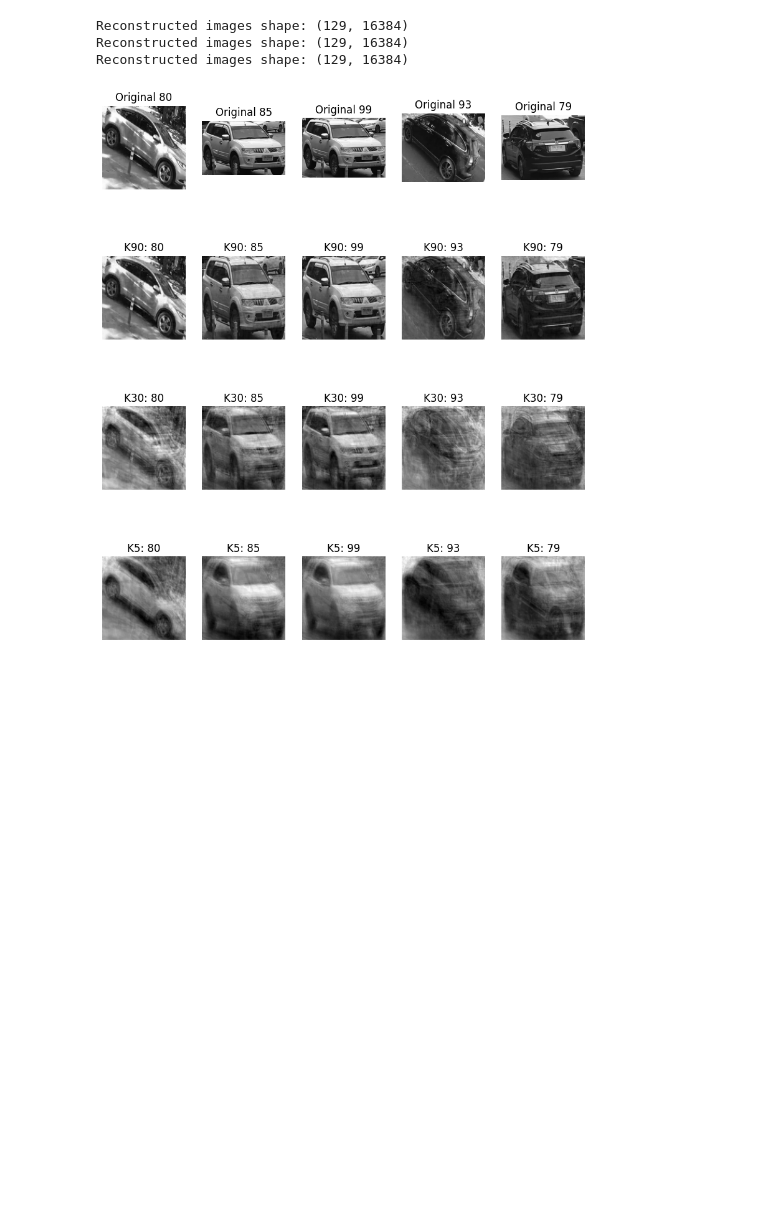
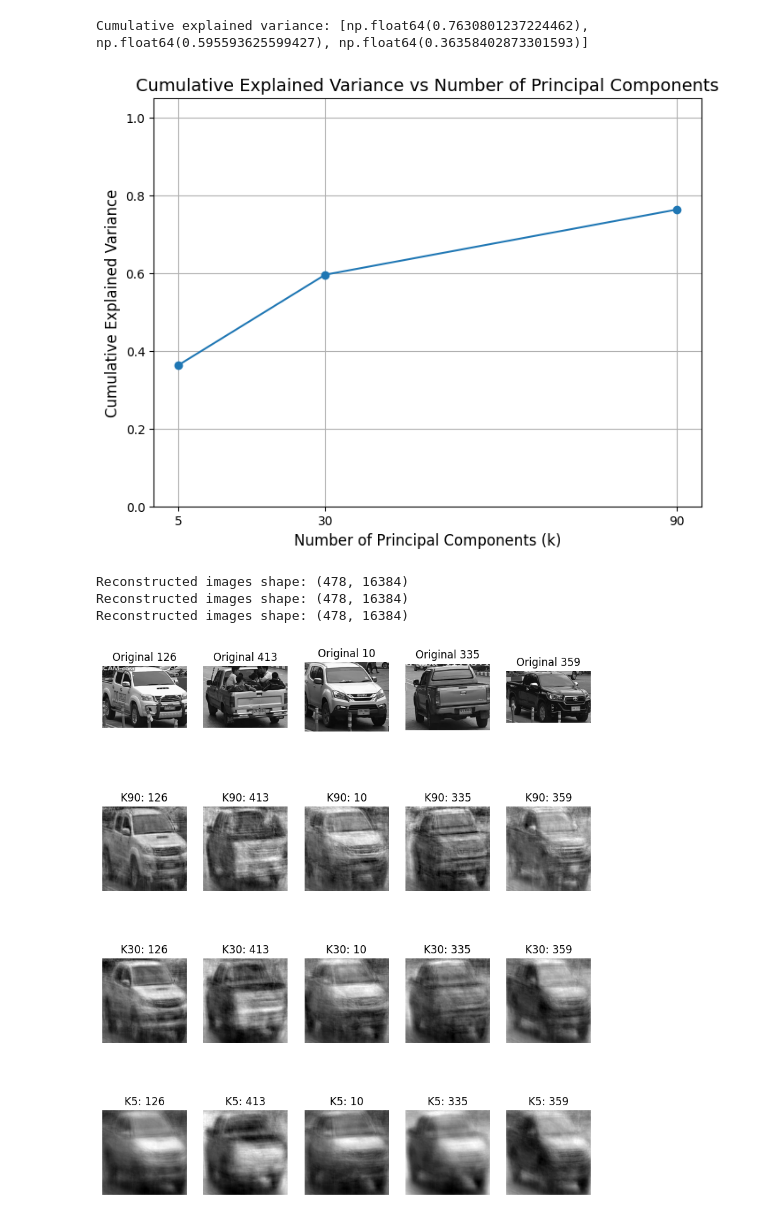
Before and after one commit to progdaddy/IT3212, a Jupyter notebook: notebook/Assignment_2/pca.ipynb, the cells around one changed output. Drawn from its saved outputs; the diff is of its cells as text; code cells hidden in the pictures; blank space fills up the shorter version.

```diff
--- a/notebook/Assignment_2/pca.ipynb
+++ b/notebook/Assignment_2/pca.ipynb
@@ -51,7 +53,8 @@ from sklearn.decomposition import PCA
 def pca_sklearn(images_matrix, k):
     pca = PCA(n_components=k)
     reduced_data = pca.fit_transform(images_matrix)
-    return reduced_data, pca.components_, pca.mean_
+    explained_variance_ratio = pca.explained_variance_ratio_
+    return reduced_data, pca.components_, pca.mean_, explained_variance_ratio
 # %%
 image_paths = select_random_image()
 images_matrix, original_shape = images_to_matrix(image_paths, target_size=(128, 128))
@@ -61,15 +65,37 @@ Original image shape: (551, 395)
-# %%
-amt_ks = 3
-random_ks = [5, 30, 90]
-random_ks.sort(reverse=True)
-reduced_data_list = []
-principal_components_list = []
-mean_image_list = []
-for k in random_ks:
-    reduced_data, principal_components, mean_image = pca_sklearn(images_matrix, k)
-    reduced_data_list.append(reduced_data)
-    principal_components_list.append(principal_components)
-    mean_image_list.append(mean_image)
+# %%
+import matplotlib.pyplot as plt
+
+amt_ks = 3
+random_ks = [5, 30, 90]
+random_ks.sort(reverse=True)
+reduced_data_list = []
+principal_components_list = []
+mean_image_list = []
+explained_variance_list = []
+for k in random_ks:
+    reduced_data, principal_components, mean_image, explained_variance = pca_sklearn(images_matrix, k)
+    reduced_data_list.append(reduced_data)
+    principal_components_list.append(principal_components)
+    mean_image_list.append(mean_image)
+    explained_variance_list.append(explained_variance)
+
+# Compute cumulative explained variance for each k
+cumulative_explained_variance = [np.sum(var) for var in explained_variance_list]
+print("Cumulative explained variance:", cumulative_explained_variance)
+
+# Plot cumulative explained variance
+plt.figure(figsize=(8, 6))
+plt.plot(random_ks, cumulative_explained_variance, marker='o')
+plt.title('Cumulative Explained Variance vs Number of Principal Components', fontsize=14)
+plt.xlabel('Number of Principal Components (k)', fontsize=12)
+plt.ylabel('Cumulative Explained Variance', fontsize=12)
+plt.xticks(random_ks)  # Use only the k values you tested
+plt.ylim(0, 1.05)  # Ensure the y-axis goes slightly above 1
+plt.grid(True)
+plt.show()
+# %% [output]
+Cumulative explained variance: [np.float64(0.7630801237224462), np.float64(0.595593625599427), np.float64(0.36358402873301593)]
+[figure, added]
 # %%
 def reconstruct_images(reduced_data, principal_components, mean_image, target_size=(128, 128)):
     # Project the reduced data back to the original space
@@ -89,9 +115,9 @@ reconstructed_images = []
 for i in range(amt_ks):
     reconstructed_images.append(reconstruct_images(reduced_data_list[i], principal_components_list[i], mean_image_list[i], target_size=(128, 128)))
 # %% [output]
-Reconstructed images shape: (129, 16384)
-Reconstructed images shape: (129, 16384)
-Reconstructed images shape: (129, 16384)
+Reconstructed images shape: (478, 16384)
+Reconstructed images shape: (478, 16384)
+Reconstructed images shape: (478, 16384)
 # %%
 import matplotlib.pyplot as plt
 
@@ -123,7 +149,7 @@ def plot_images_with_shapes(original_paths, reconstructed_images, amt_ks, num_im
 # Example usage with image paths and reconstructed images
 plot_images_with_shapes(image_paths, reconstructed_images, amt_ks, num_images=5)
 # %% [output]
-[figure, old version]
+[figure, new version]
 # %%
 from sklearn.metrics import mean_squared_error
 
```
Also changed, not shown: parts of 3 cells of this notebook, 2 other files.
